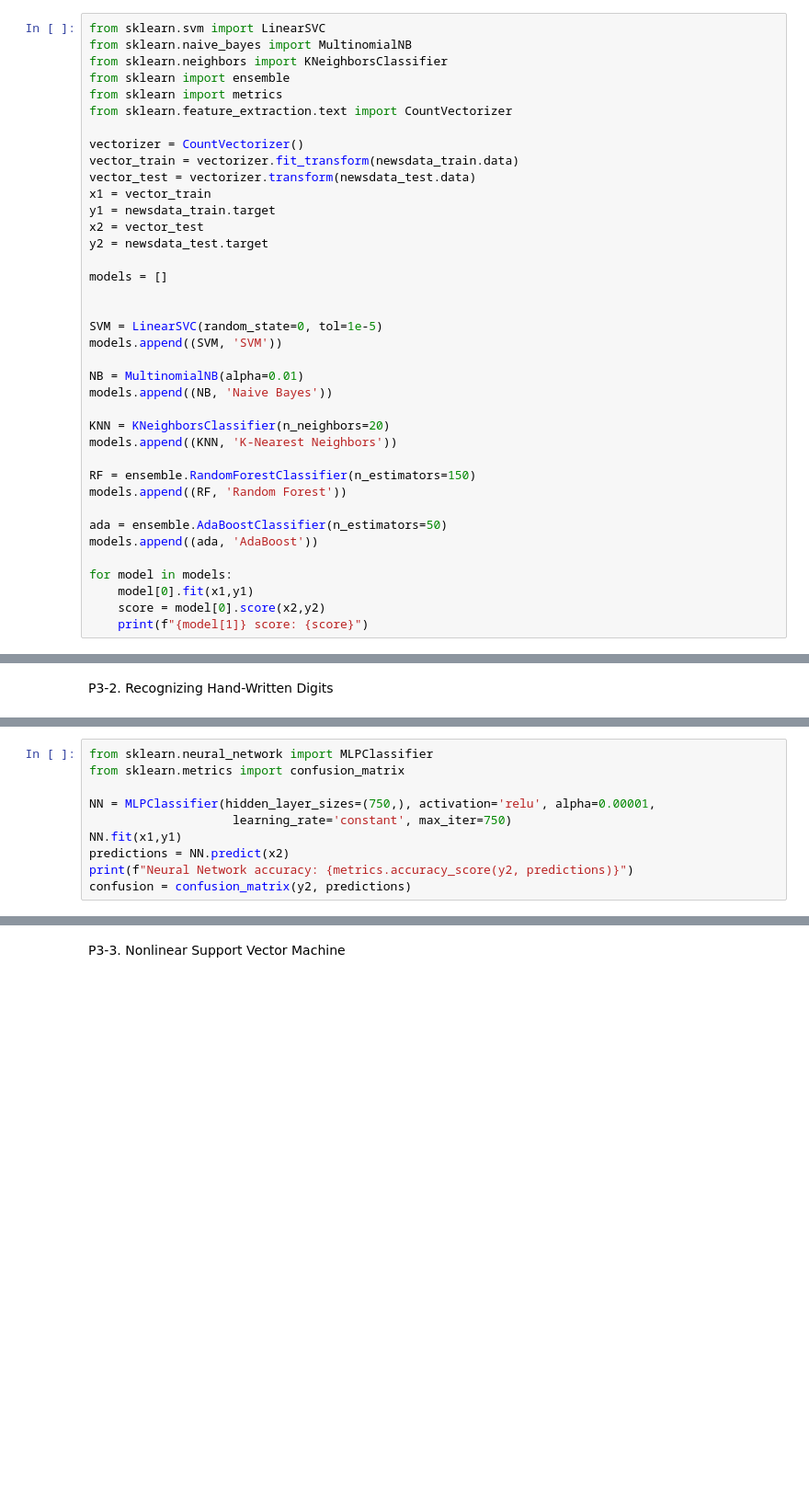
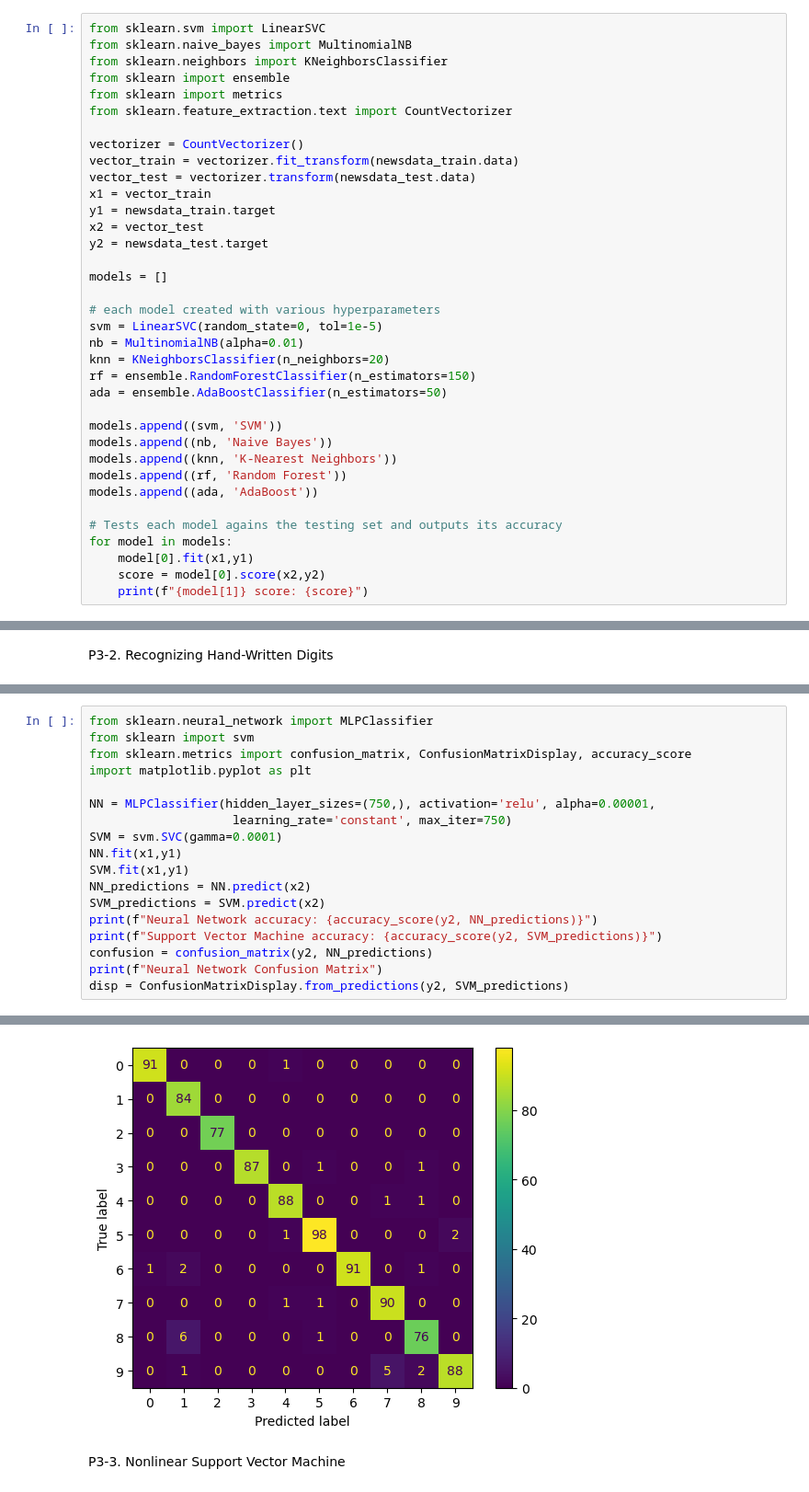
Before and after one commit to antoniolang1107/Classification-and-SVM, a Jupyter notebook: Document_Classification_and_SVM.ipynb, the cells around one changed output, grey strips where cells are left out. Shown: that part at 92% size. Drawn from its saved outputs; the diff is of its cells as text; blank space fills up the shorter version.

Commit message:
Generates confusion matrix and a plot with decision boundaries

```diff
--- a/Document_Classification_and_SVM.ipynb
+++ b/Document_Classification_and_SVM.ipynb
@@ -28,22 +29,20 @@ y2 = newsdata_test.target
 
 models = []
 
+# each model created with various hyperparameters
+svm = LinearSVC(random_state=0, tol=1e-5)
+nb = MultinomialNB(alpha=0.01)
+knn = KNeighborsClassifier(n_neighbors=20)
+rf = ensemble.RandomForestClassifier(n_estimators=150)
+ada = ensemble.AdaBoostClassifier(n_estimators=50)
 
-SVM = LinearSVC(random_state=0, tol=1e-5)
-models.append((SVM, 'SVM'))
-
-NB = MultinomialNB(alpha=0.01)
-models.append((NB, 'Naive Bayes'))
-
-KNN = KNeighborsClassifier(n_neighbors=20)
-models.append((KNN, 'K-Nearest Neighbors'))
-
-RF = ensemble.RandomForestClassifier(n_estimators=150)
-models.append((RF, 'Random Forest'))
-
-ada = ensemble.AdaBoostClassifier(n_estimators=50)
+models.append((svm, 'SVM'))
+models.append((nb, 'Naive Bayes'))
+models.append((knn, 'K-Nearest Neighbors'))
+models.append((rf, 'Random Forest'))
 models.append((ada, 'AdaBoost'))
 
+# Tests each model agains the testing set and outputs its accuracy
 for model in models:
     model[0].fit(x1,y1)
     score = model[0].score(x2,y2)
@@ -65,11 +68,19 @@ x1,x2,y1,y2 = train_test_split(digits.data, digits.target, test_size=0.5)
 # %%
 from sklearn.neural_network import MLPClassifier
-from sklearn.metrics import confusion_matrix
+from sklearn import svm
+from sklearn.metrics import confusion_matrix, ConfusionMatrixDisplay, accuracy_score
+import matplotlib.pyplot as plt
 
 NN = MLPClassifier(hidden_layer_sizes=(750,), activation='relu', alpha=0.00001,
                     learning_rate='constant', max_iter=750)
+SVM = svm.SVC(gamma=0.0001)
 NN.fit(x1,y1)
-predictions = NN.predict(x2)
-print(f"Neural Network accuracy: {metrics.accuracy_score(y2, predictions)}")
-confusion = confusion_matrix(y2, predictions)
+SVM.fit(x1,y1)
+NN_predictions = NN.predict(x2)
+SVM_predictions = SVM.predict(x2)
+print(f"Neural Network accuracy: {accuracy_score(y2, NN_predictions)}")
+print(f"Support Vector Machine accuracy: {accuracy_score(y2, SVM_predictions)}")
+confusion = confusion_matrix(y2, NN_predictions)
+print(f"Neural Network Confusion Matrix")
+disp = ConfusionMatrixDisplay.from_predictions(y2, SVM_predictions)
 # %% [output]
@@ -77,3 +90,4 @@ Neural Network accuracy: 0.9744160177975528
+[figure, added]
 # %% [markdown]
 P3-3. Nonlinear Support Vector Machine
 # %%
```
Also changed, not shown: parts of 7 cells of this notebook.
